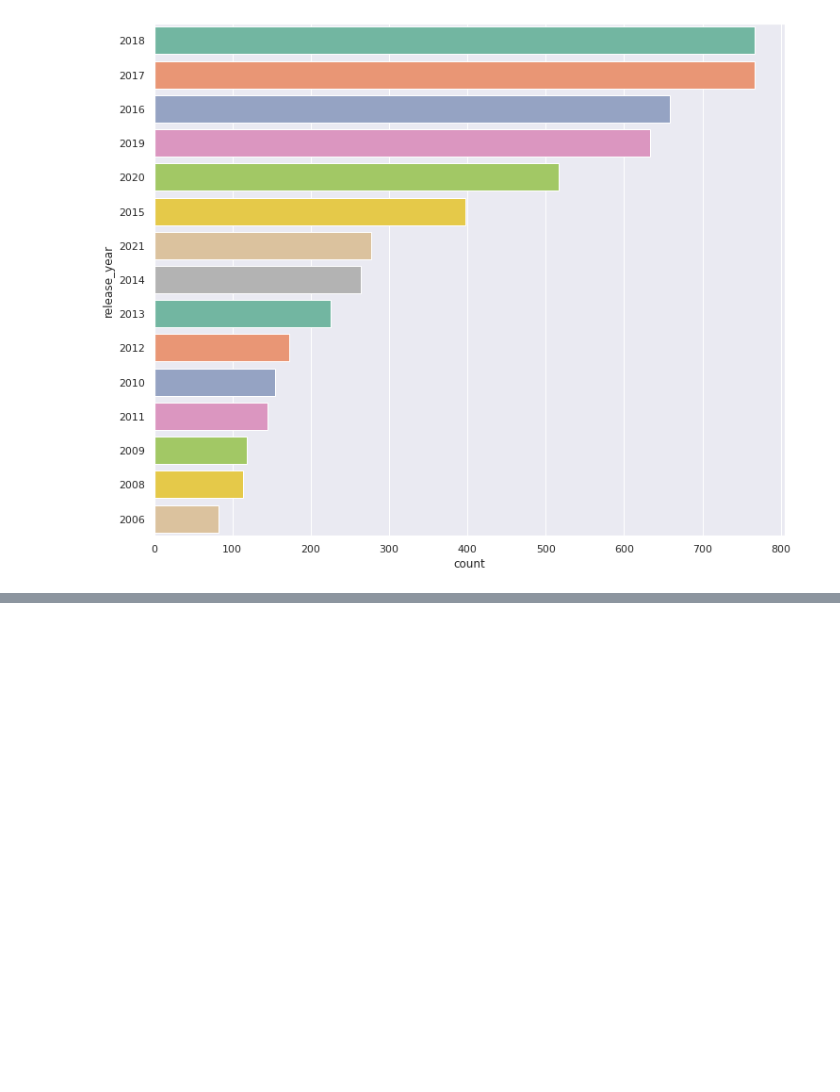
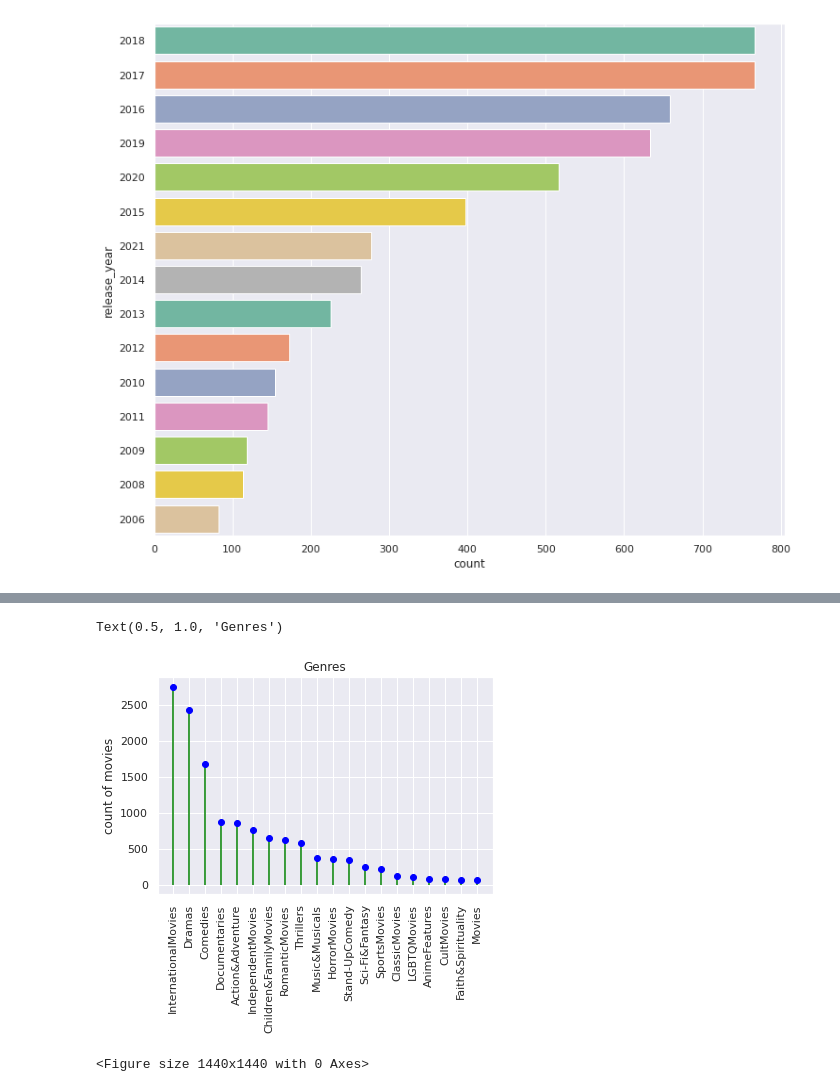
Before and after one commit to Nagmashaik123/INFO5502, a Jupyter notebook: DataMiningNetfixTitles.ipynb, the cells around one changed output, grey strips where cells are left out. Saved outputs shown, nothing was run; the diff lists cells and outputs as text; code cells hidden in the pictures; blank space fills up the shorter version.

```diff
--- a/DataMiningNetfixTitles.ipynb
+++ b/DataMiningNetfixTitles.ipynb
@@ -124,0 +240,17 @@ year=sns.countplot(y="release_year", data=df_movies,palette="Set2", order=df_mov
+# %%
+g={k: v for k, v in sorted(g.items(), key=lambda item: item[1], reverse= True)}
+# %%
+# Visually analysing the genre vs count of each genre type using lollipop plots
+fig, ax = plt.subplots()
+fig=plt.figure(figsize=(20,20))
+x=list(g.keys()) # list of keys
+y=list(g.values()) # list of values
+ax.vlines(x,ymin=0,ymax=y, color="green")
+ax.plot(x,y, "o",color="blue")
+ax.set_xticklabels(x,rotation = 90)
+ax.set_ylabel("count of movies")
+ax.set_title("Genres")
+# %% [output]
+Text(0.5, 1.0, 'Genres')
+[figure, added]
+<Figure size 1440x1440 with 0 Axes>
```
Also changed, not shown: parts of 8 cells of this notebook.
